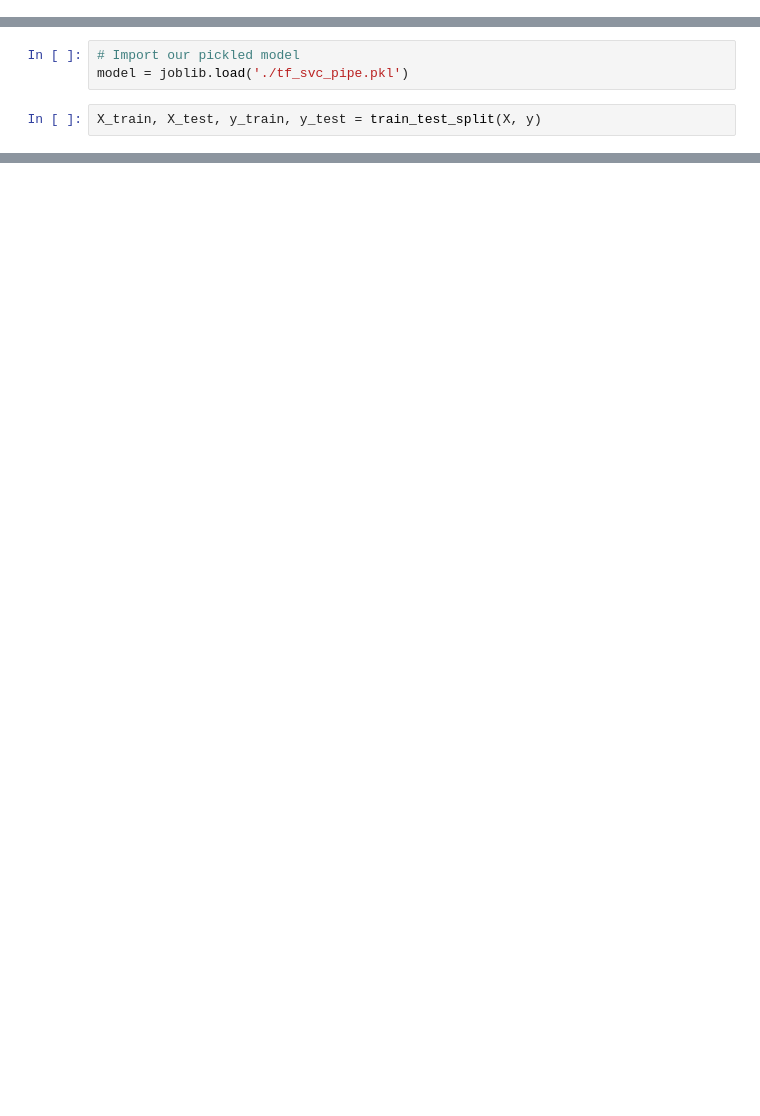
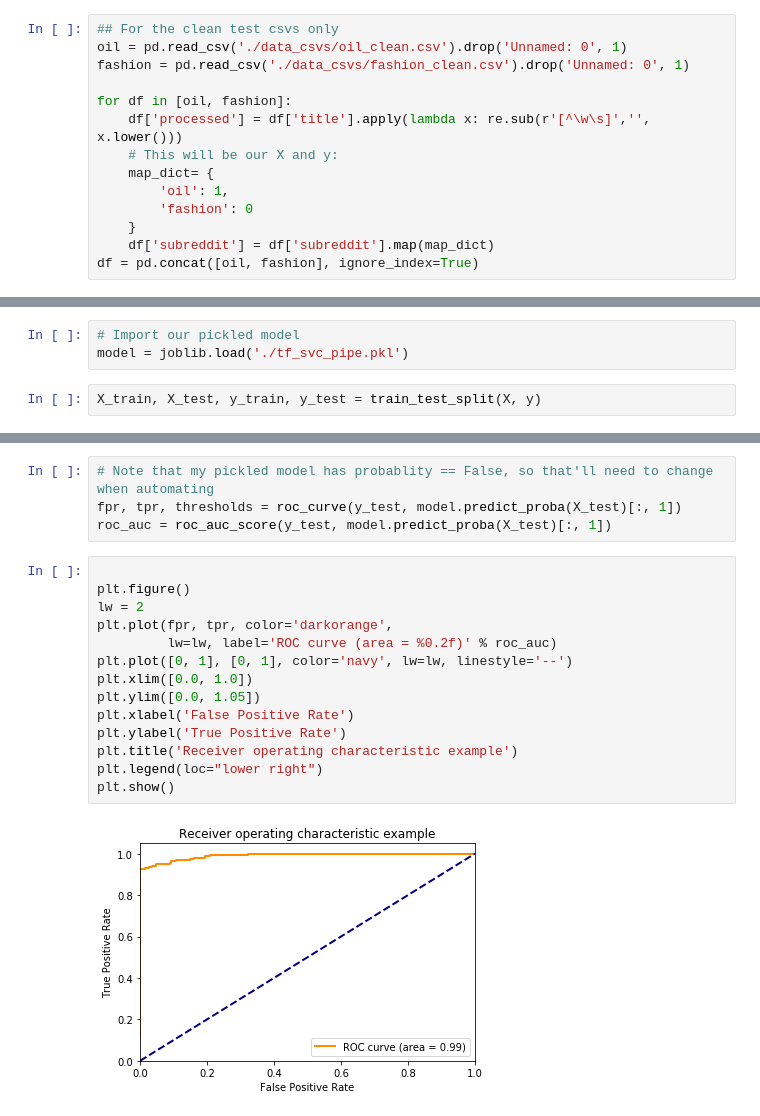
Before and after one commit to bookRa/raana_prework, a Jupyter notebook: AllTogetherNow.ipynb, the cells around one changed output, grey strips where cells are left out. Drawn from its saved outputs; the diff is of its cells as text; blank space fills up the shorter version.

```diff
--- a/AllTogetherNow.ipynb
+++ b/AllTogetherNow.ipynb
@@ -73,6 +85,20 @@ def redditize(subr1, subr2):
     df['subreddit'] = df['subreddit'].map(map_dict)
     return df['processed'], df['subreddit']
 #   right way to call is >> X, y = redditize('subr1', 'subr2')
+# %%
+## For the clean test csvs only
+oil = pd.read_csv('./data_csvs/oil_clean.csv').drop('Unnamed: 0', 1)
+fashion = pd.read_csv('./data_csvs/fashion_clean.csv').drop('Unnamed: 0', 1)
+
+for df in [oil, fashion]:
+    df['processed'] = df['title'].apply(lambda x: re.sub(r'[^\w\s]','', x.lower()))
+    # This will be our X and y:
+    map_dict= {
+        'oil': 1,
+        'fashion': 0
+    }
+    df['subreddit'] = df['subreddit'].map(map_dict)
+df = pd.concat([oil, fashion], ignore_index=True)
 # %%
 X, y = df['processed'], df['subreddit']
 # %% [markdown]
@@ -137,0 +219,20 @@ top_coefs
+# %%
+# Note that my pickled model has probablity == False, so that'll need to change when automating
+fpr, tpr, thresholds = roc_curve(y_test, model.predict_proba(X_test)[:, 1])
+roc_auc = roc_auc_score(y_test, model.predict_proba(X_test)[:, 1])
+# %%
+
+plt.figure()
+lw = 2
+plt.plot(fpr, tpr, color='darkorange',
+         lw=lw, label='ROC curve (area = %0.2f)' % roc_auc)
+plt.plot([0, 1], [0, 1], color='navy', lw=lw, linestyle='--')
+plt.xlim([0.0, 1.0])
+plt.ylim([0.0, 1.05])
+plt.xlabel('False Positive Rate')
+plt.ylabel('True Positive Rate')
+plt.title('Receiver operating characteristic example')
+plt.legend(loc="lower right")
+plt.show()
+# %% [output]
+[figure, added]
```
Also changed, not shown: parts of 17 cells of this notebook, 1 other file.
